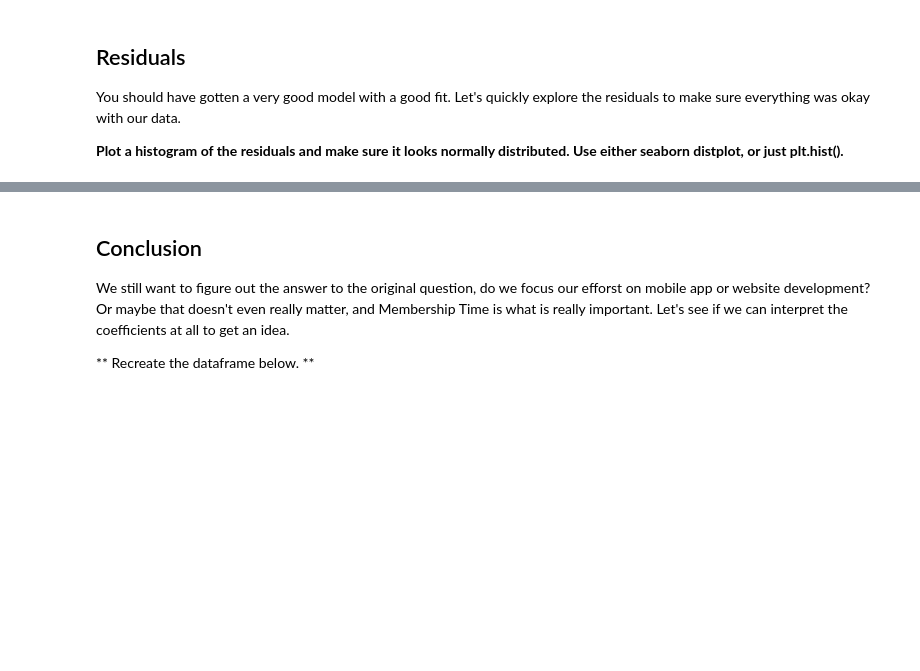
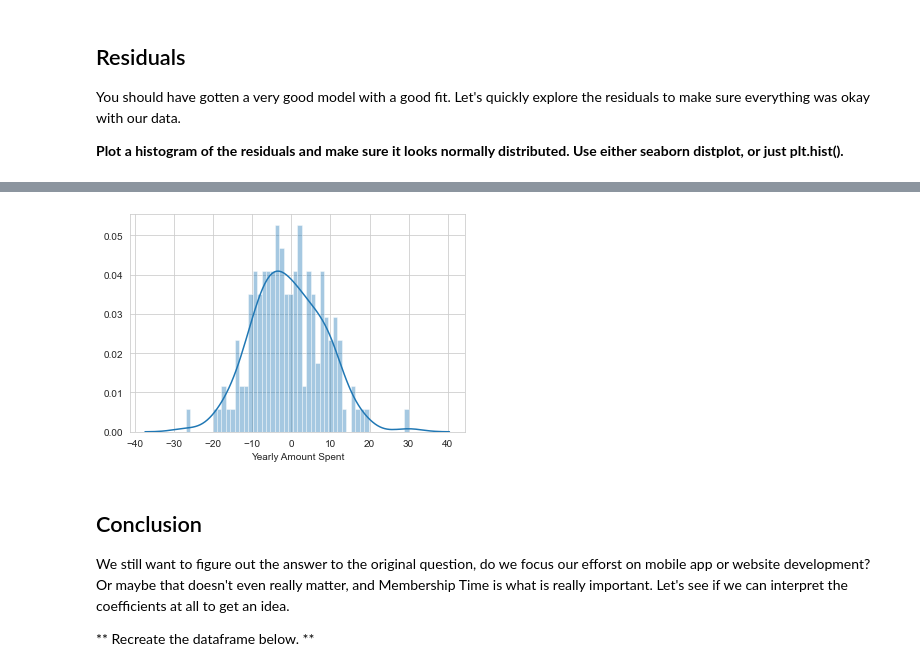
Before and after one commit to Jefest1/simple_ml_portfolio_project, a Jupyter notebook: 02-Linear Regression Project.ipynb, the cells around one changed output, grey strips where cells are left out. Drawn from its saved outputs; the diff is of its cells as text; code cells hidden in the pictures; blank space fills up the shorter version.

```diff
--- a/02-Linear Regression Project.ipynb
+++ b/02-Linear Regression Project.ipynb
@@ -214,3 +213,7 @@ You should have gotten a very good model with a good fit. Let's quickly explore
+# %%
+sns.distplot((y_test-prediction),bins=50);
+# %% [output]
+[figure, added]
 # %% [markdown]
 ## Conclusion
 We still want to figure out the answer to the original question, do we focus our efforst on mobile app or website development? Or maybe that doesn't even really matter, and Membership Time is what is really important.  Let's see if we can interpret the coefficients at all to get an idea.
```
Also changed, not shown: parts of 5 cells of this notebook.
